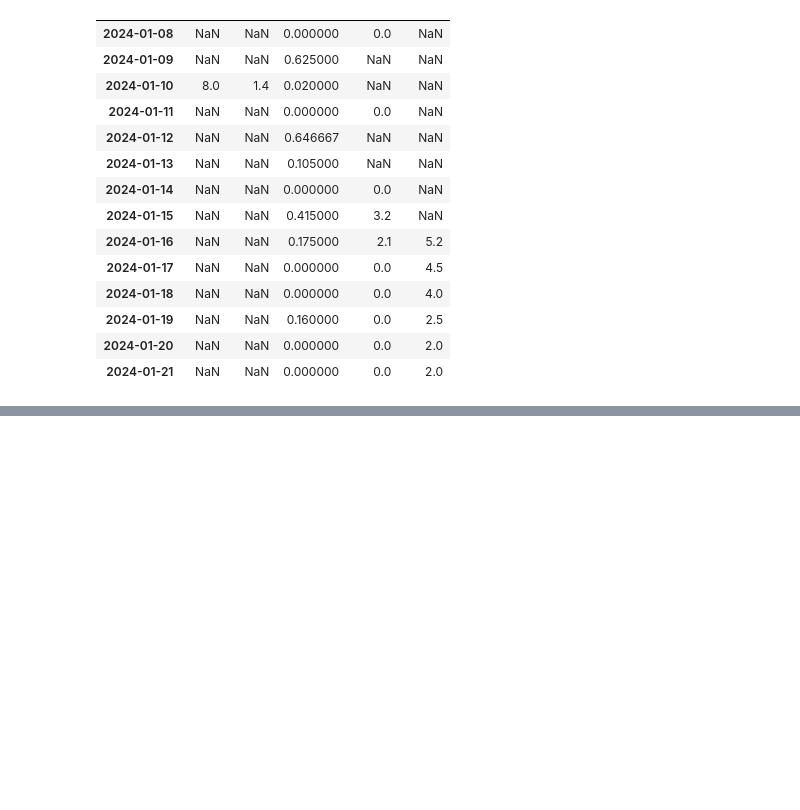
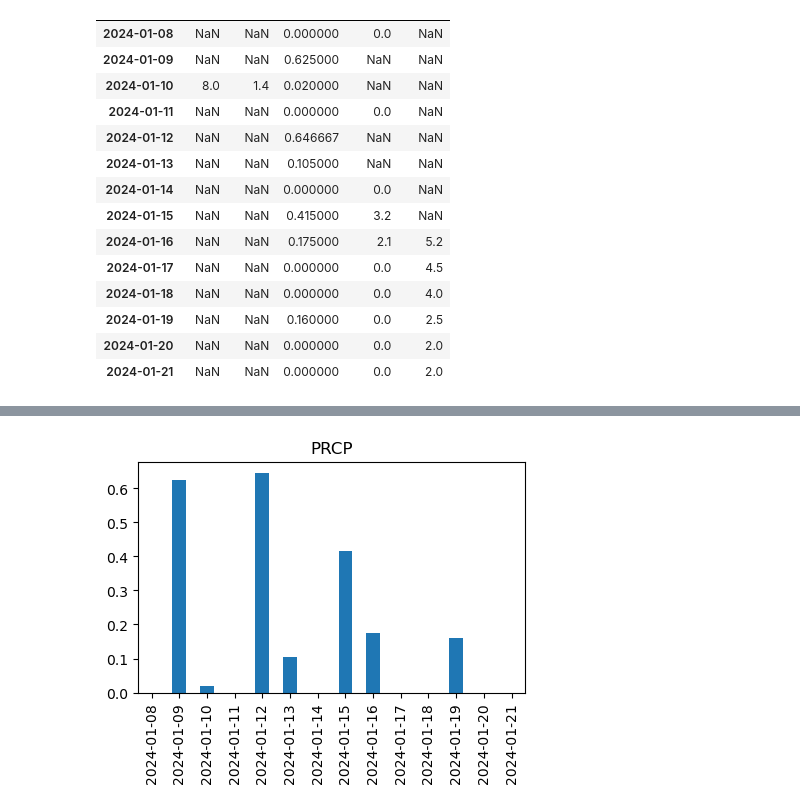
Before and after one commit to JDRitenour/teamkangaroo, a Jupyter notebook: weatherDataCleaning.ipynb, the cells around one changed output, grey strips where cells are left out. Saved outputs shown, nothing was run; the diff lists cells and outputs as text; code cells hidden in the pictures; blank space fills up the shorter version.

```diff
--- a/weatherDataCleaning.ipynb
+++ b/weatherDataCleaning.ipynb
@@ -99,0 +111,4 @@ weather_df
+# %%
+condensed_df['PRCP'].plot.bar(figsize = (5,3), title = 'PRCP');
+# %% [output]
+[figure, added]
```
Also changed, not shown: parts of 14 cells of this notebook.
